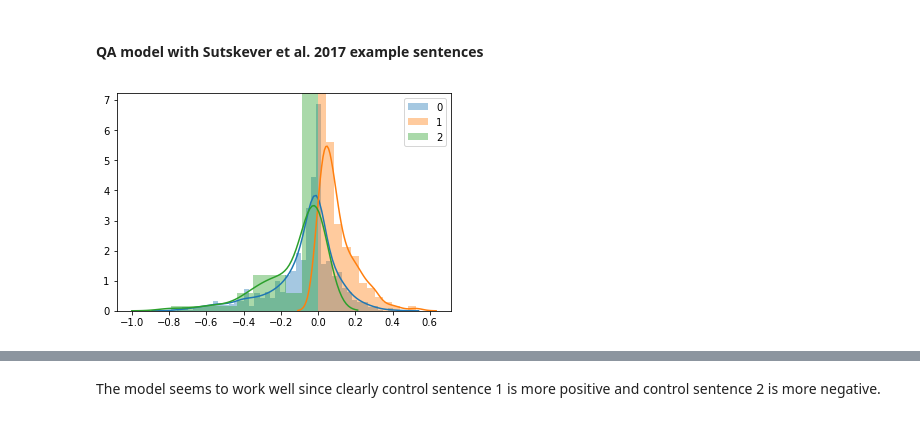
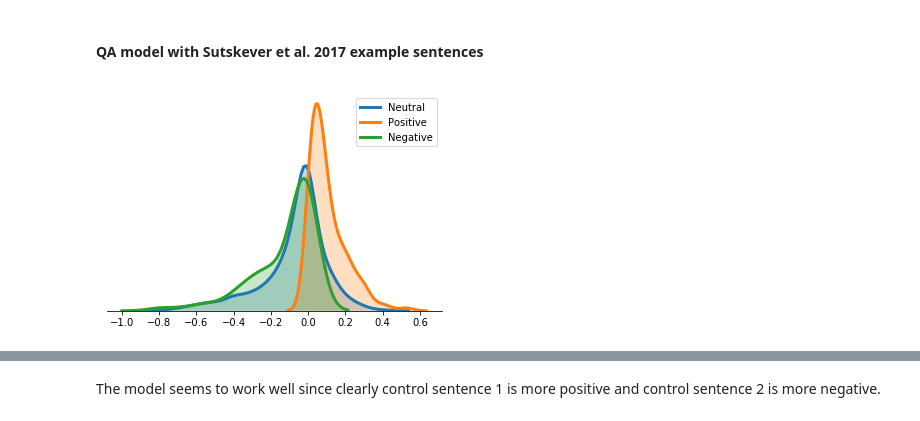
Before and after one commit to diazcelsa/NLP_politics_spiegel, a Jupyter notebook: notebooks/sentiment/Evaluate Sentiment of migration-related selected articles.ipynb, the cells around one changed output, grey strips where cells are left out. Drawn from its saved outputs; the diff is of its cells as text; code cells hidden in the pictures.

```diff
--- a/notebooks/sentiment/Evaluate Sentiment of migration-related selected articles.ipynb
+++ b/notebooks/sentiment/Evaluate Sentiment of migration-related selected articles.ipynb
@@ -79,19 +79,24 @@ class JinjaMagics(Magics):
 ip = get_ipython()
 ip.register_magics(JinjaMagics)
 
+
+def get_colorado(minn, maxn, alpha):
+    cp = cm.get_cmap('seismic')
+    def f(x):
+        x_norm = (x - minn) / (maxn - minn)
+#         x_norm = min([max([x_norm, 0]), 1])
+        color = cp(x_norm)
+        color_str = ['rgba({},{},{}, {})'.format(int(c[0]*255), int(c[1]*255), int(c[2]*255), alpha) for c in color]
+        return color_str
+    return f
+
 def extract_color(value):
-    cmap = plt.get_cmap("RdYlGn")
-    value_norm =
-
     return 'rgb({},{},{})'.format(255, 255-int(value*255), 255-int(value*255))
 
-def build_sequence_visualizer(text, sentiment):
+def build_sequence_visualizer(text, sentiment, colorizer):
     characters = list(text)
     values = pd.DataFrame({'char': characters, 'sentiment': sentiment})
-    minn = values['sentiment'].min()
-    maxn = values['sentiment'].max()
-    values['sentiment'] = (values['sentiment'] - minn) / (maxn - minn)
-    values['color'] = values['sentiment'].apply(lambda x: extract_color(x))
+    values['color'] = colorizer(values['sentiment'])
     return values
 # %% [markdown]
 ### Extract sentiment with the pre-trained LSTM model (neuron 2388) - PyTorch version
@@ -101,13 +106,26 @@ def build_sequence_visualizer(text, sentiment):
 file = open("../../data/sentiment_control_pytorch.pkl",'rb')
 control_sentences = pickle.load(file)
 # %%
+labels = ['Neutral', 'Positive', 'Negative']
 values = []
+colorizer = get_colorado(-1, 1, 0.8)
 for i, sentence in enumerate(control_sentences):
-    value = build_sequence_visualizer(sentence['text'], sentence['sentiment'])
+    value = build_sequence_visualizer(sentence['text'], sentence['sentiment'], colorizer)
     value = value.loc[:,('char','color')].to_dict('records')
     values.append(value)
 
-    sns.distplot(sentence['sentiment'], label=str(i))
+    ax = plt.subplot(111)
+    sns.distplot(sentence['sentiment'], label=labels[i], hist=False, kde=True,kde_kws={'shade': True, 'linewidth': 3})
+    ax.spines['right'].set_visible(False)
+    ax.spines['left'].set_visible(False)
+    ax.spines['top'].set_visible(False)
+    ax.tick_params(left=False)
+    ax.tick_params(labelleft=False)
+    ax.tick_params(right=False)
+    ax.tick_params(labelright=False)
+    ax.tick_params(top=False)
+    ax.tick_params(labeltop=False)
     plt.legend()
+    plt.savefig("../../img/sentiment_distribution.svg")
 # %% [output]
-[figure, old version]
+[figure, new version]
```
Also changed, not shown: parts of 23 cells of this notebook, 22 other files.
